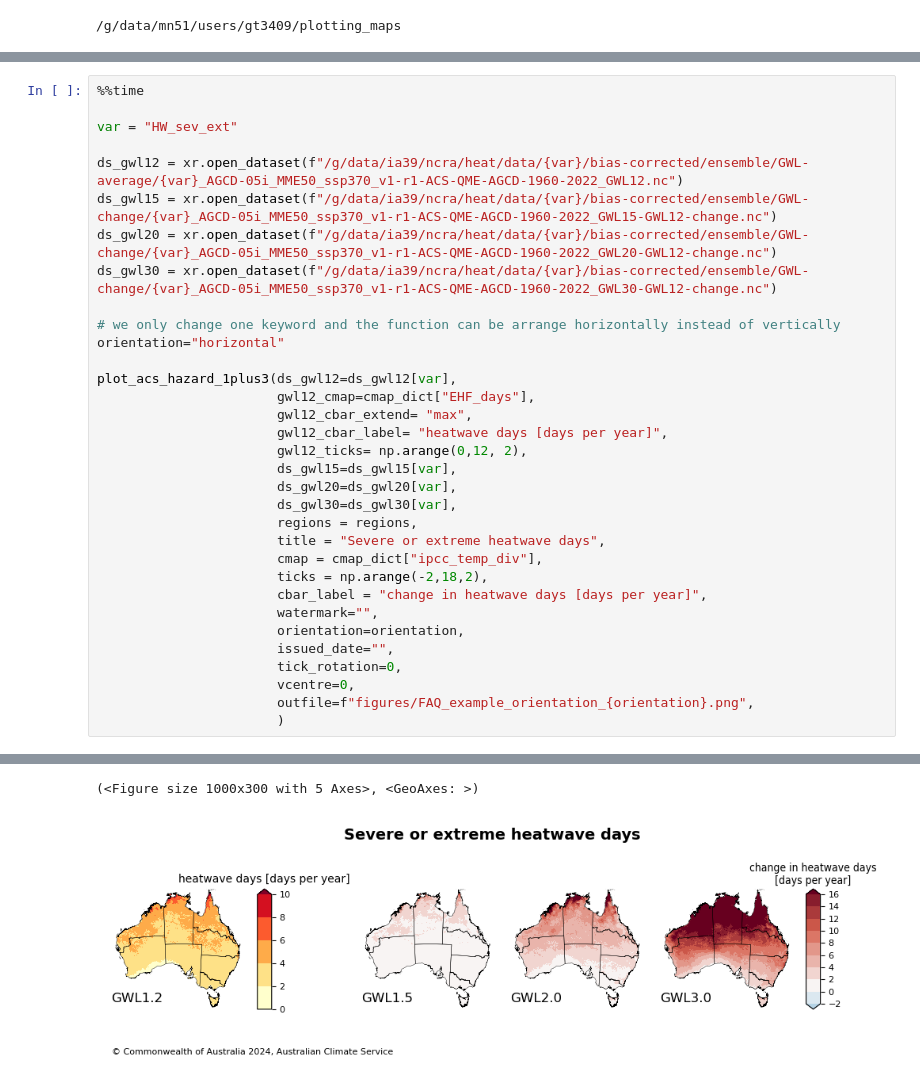
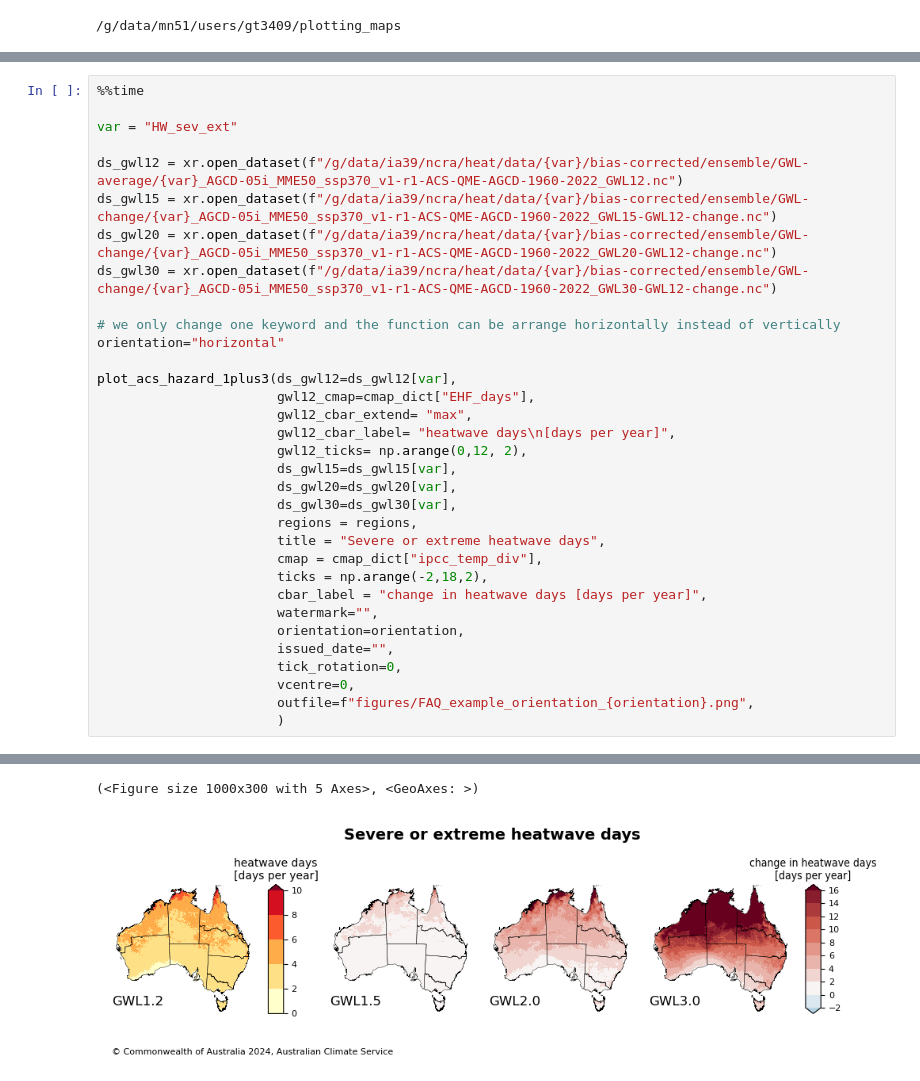
Before and after one commit to AusClimateService/plotting_maps, a Jupyter notebook: example_notebooks/FAQ_example_orientation.ipynb, the cells around one changed output, grey strips where cells are left out. Cells and saved outputs as stored; diff of their text form.

```diff
--- a/example_notebooks/FAQ_example_orientation.ipynb
+++ b/example_notebooks/FAQ_example_orientation.ipynb
@@ -69,7 +69,7 @@ orientation="horizontal"
 plot_acs_hazard_1plus3(ds_gwl12=ds_gwl12[var],
                        gwl12_cmap=cmap_dict["EHF_days"],
                        gwl12_cbar_extend= "max",
-                       gwl12_cbar_label= "heatwave days [days per year]",
+                       gwl12_cbar_label= "heatwave days\n[days per year]",
                        gwl12_ticks= np.arange(0,12, 2),
                        ds_gwl15=ds_gwl15[var],
                        ds_gwl20=ds_gwl20[var],
@@ -92,5 +92,5 @@ Wall time: 2min 6s
 (<Figure size 1000x300 with 5 Axes>, <GeoAxes: >)
-[figure, old version]
+[figure, new version]
 # %%
 %%time
 
```
Also changed, not shown: parts of 4 cells of this notebook, 1 other file.
